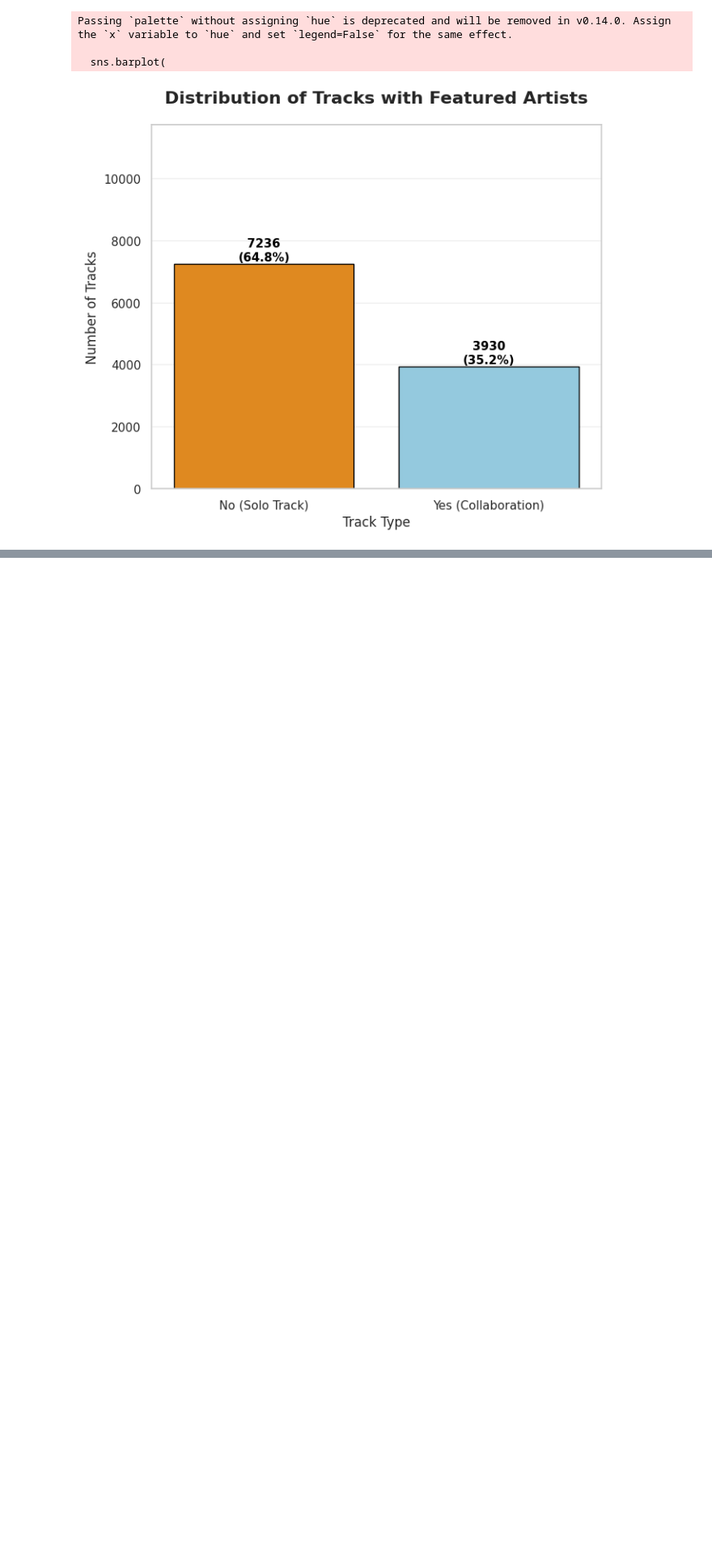
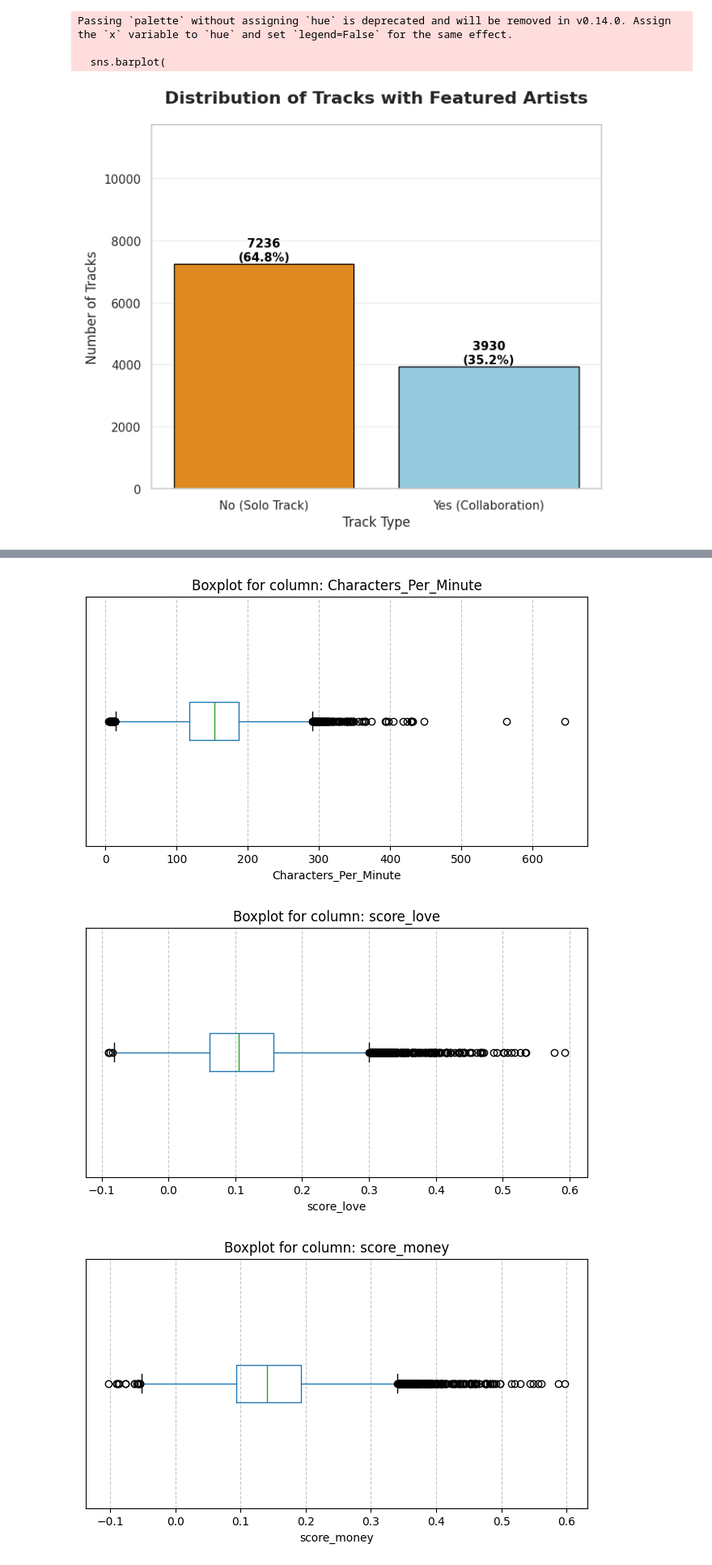
Before and after one commit to Syreel/DataMining, a Jupyter notebook: data_feature_engineering.ipynb, the cells around one changed output, grey strips where cells are left out. Shown at 81% size. Saved outputs shown, nothing was run; the diff lists cells and outputs as text; code cells hidden in the pictures; blank space fills up the shorter version.

```diff
--- a/data_feature_engineering.ipynb
+++ b/data_feature_engineering.ipynb
@@ -1204,3 +1204,9 @@ Passing `palette` without assigning `hue` is deprecated and will be removed in v
 
   sns.barplot(
 [figure]
+# %%
+data = 'dataset/df_feature_engineered.csv'
+index_col = 0
+df = pd.read_csv(data, sep=',', index_col=index_col)
+
+pd.set_option('display.max_columns', None)
@@ -1206,0 +1232,30 @@ Passing `palette` without assigning `hue` is deprecated and will be removed in v
+# %%
+FEATURE_NUOVE = [
+    'Characters_Per_Minute', 'score_love', 'score_money',
+    'score_crime', 'score_drugs', 'score_politics', 'score_sadness', 'score_sex', 'entropy_lyrics',
+    'mean_popularity_artist', 'mean_popularity_album', 'Swear_Rate', 'Artist_Release_Entropy', 'Centroid_Entropy', 'Song_Pop_vs_Region_Avg_Zscore', 'Rank_by_Year', 'mean_duration_song_per_album'
+]
+# %%
+# Seleziona solo le colonne numeriche
+df_outliers = df[FEATURE_NUOVE]
+
+# Scorri ogni colonna numerica e crea un boxplot separato
+for col in df[FEATURE_NUOVE]:
+
+    # Crea un nuovo grafico per la colonna corrente
+    plt.figure(figsize=(8, 4))
+
+    # Genera il boxplot. L'argomento vert=False lo rende orizzontale, più facile da leggere
+    df_outliers.boxplot(column=col, vert=False)
+
+    # Personalizzazione
+    plt.title(f"Boxplot for column: {col}")
+    plt.xlabel(col)
+    plt.yticks([]) # Nasconde l'etichetta dell'asse Y (che non serve in un boxplot singolo)
+    plt.grid(axis='x', linestyle='--', alpha=0.7)
+
+    plt.show()
+# %% [output]
+[figure, added]
+[figure, added]
+[figure, added]
```
Also changed, not shown: parts of 3 cells of this notebook, 2 other files.
